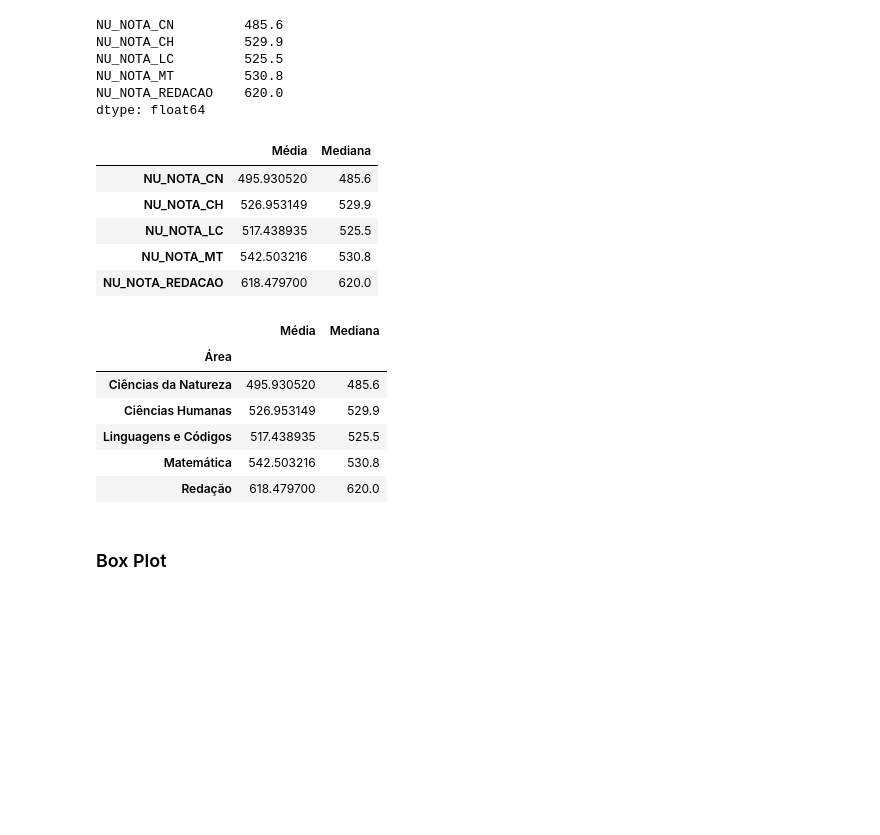
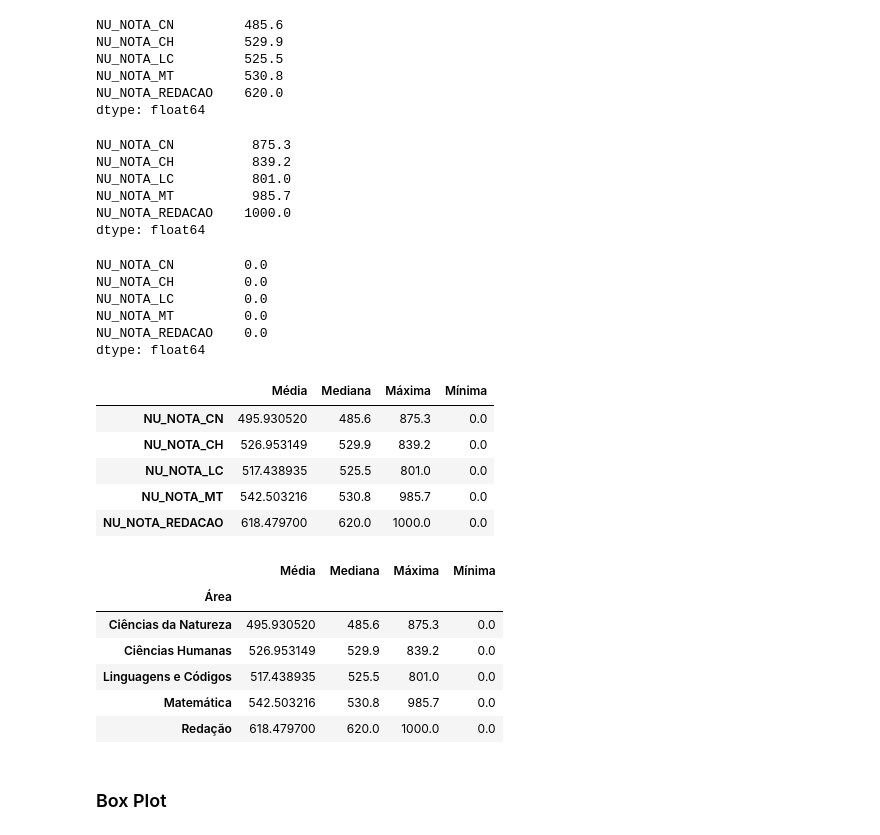
Before and after one commit to ewerton-lemes/analise_dos_microdados_do_enem_2022, a Jupyter notebook: Análise_dos_microdados_do_enem_2022.ipynb, the cells around one changed output. Saved outputs shown, nothing was run; the diff lists cells and outputs as text; code cells hidden in the pictures; blank space fills up the shorter version.

```diff
--- a/Análise_dos_microdados_do_enem_2022.ipynb
+++ b/Análise_dos_microdados_do_enem_2022.ipynb
@@ -511,33 +531,57 @@ NU_NOTA_LC         525.5
 NU_NOTA_MT         530.8
 NU_NOTA_REDACAO    620.0
 dtype: float64
+# %%
+max_notas = dados[['NU_NOTA_CN', 'NU_NOTA_CH', 'NU_NOTA_LC', 'NU_NOTA_MT',
+       'NU_NOTA_REDACAO']].max()
+max_notas
+# %% [output]
+NU_NOTA_CN          875.3
+NU_NOTA_CH          839.2
+NU_NOTA_LC          801.0
+NU_NOTA_MT          985.7
+NU_NOTA_REDACAO    1000.0
+dtype: float64
+# %%
+min_notas = dados[['NU_NOTA_CN', 'NU_NOTA_CH', 'NU_NOTA_LC', 'NU_NOTA_MT',
+       'NU_NOTA_REDACAO']].min()
+min_notas
+# %% [output]
+NU_NOTA_CN         0.0
+NU_NOTA_CH         0.0
+NU_NOTA_LC         0.0
+NU_NOTA_MT         0.0
+NU_NOTA_REDACAO    0.0
+dtype: float64
 # %%
-media_mediana_notas = pd.DataFrame({'Média': media_notas,
-                                    'Mediana':mediana_notas})
-media_mediana_notas
+media_mediana_max_min_notas = pd.DataFrame({'Média': media_notas,
+                                    'Mediana':mediana_notas,
+                                    'Máxima': max_notas,
+                                    'Mínima': min_notas})
+media_mediana_max_min_notas
 # %% [output]
-|  | Média | Mediana |
-| NU_NOTA_CN | 495.930520 | 485.6 |
-| NU_NOTA_CH | 526.953149 | 529.9 |
-| NU_NOTA_LC | 517.438935 | 525.5 |
-| NU_NOTA_MT | 542.503216 | 530.8 |
-| NU_NOTA_REDACAO | 618.479700 | 620.0 |
+|  | Média | Mediana | Máxima | Mínima |
+| NU_NOTA_CN | 495.930520 | 485.6 | 875.3 | 0.0 |
+| NU_NOTA_CH | 526.953149 | 529.9 | 839.2 | 0.0 |
+| NU_NOTA_LC | 517.438935 | 525.5 | 801.0 | 0.0 |
+| NU_NOTA_MT | 542.503216 | 530.8 | 985.7 | 0.0 |
+| NU_NOTA_REDACAO | 618.479700 | 620.0 | 1000.0 | 0.0 |
 # %%
-media_mediana_notas.rename(index={'NU_NOTA_CN':'Ciências da Natureza',
+media_mediana_max_min_notas.rename(index={'NU_NOTA_CN':'Ciências da Natureza',
                                   'NU_NOTA_CH':'Ciências Humanas',
                                   'NU_NOTA_LC':'Linguagens e Códigos',
                                   'NU_NOTA_MT':'Matemática',
                                   'NU_NOTA_REDACAO':'Redação'}, inplace=True)
-media_mediana_notas.rename_axis(index='Área', inplace=True)
-media_mediana_notas
+media_mediana_max_min_notas.rename_axis(index='Área', inplace=True)
+media_mediana_max_min_notas
 # %% [output]
-|  | Média | Mediana |
-| Área |  |  |
-| Ciências da Natureza | 495.930520 | 485.6 |
-| Ciências Humanas | 526.953149 | 529.9 |
-| Linguagens e Códigos | 517.438935 | 525.5 |
-| Matemática | 542.503216 | 530.8 |
-| Redação | 618.479700 | 620.0 |
+|  | Média | Mediana | Máxima | Mínima |
+| Área |  |  |  |  |
+| Ciências da Natureza | 495.930520 | 485.6 | 875.3 | 0.0 |
+| Ciências Humanas | 526.953149 | 529.9 | 839.2 | 0.0 |
+| Linguagens e Códigos | 517.438935 | 525.5 | 801.0 | 0.0 |
+| Matemática | 542.503216 | 530.8 | 985.7 | 0.0 |
+| Redação | 618.479700 | 620.0 | 1000.0 | 0.0 |
 # %% [markdown]
 ### Box Plot
 # %%
```
Also changed, not shown: parts of 23 cells of this notebook.
